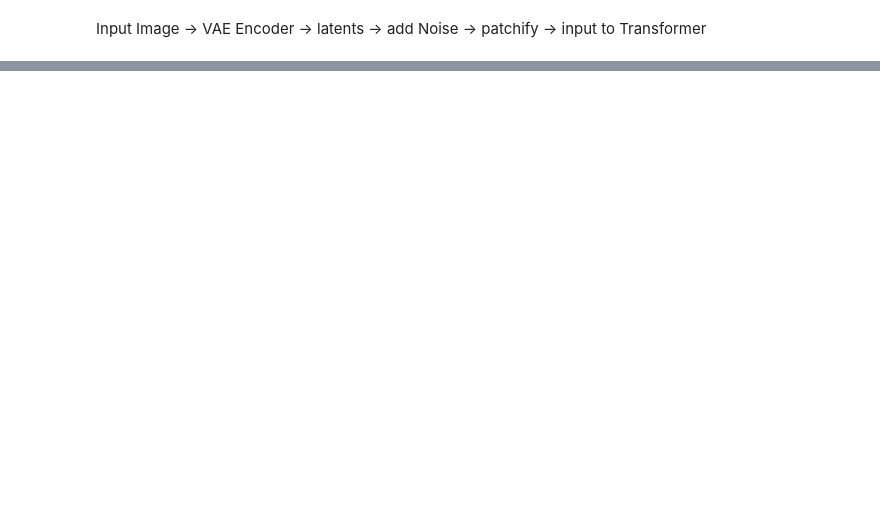
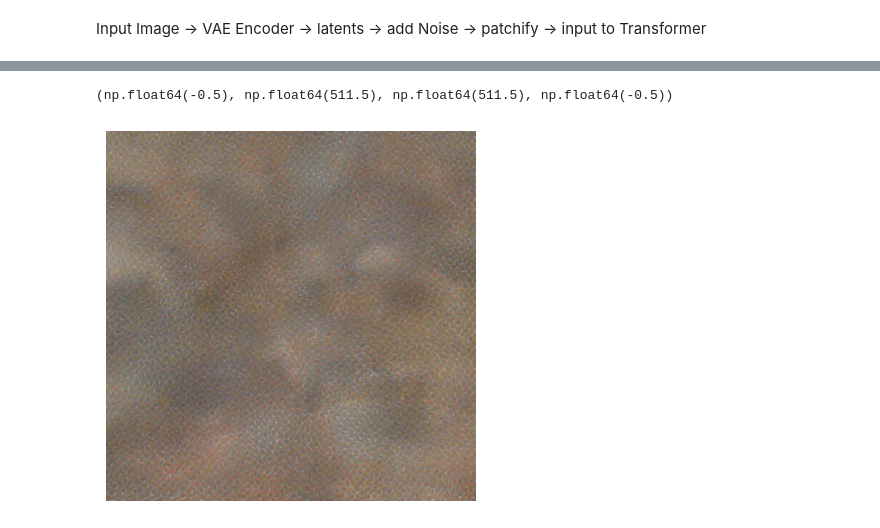
Before and after one commit to Ishushan02/Diffusion-Transformer-Text-To-Image-Generation, a Jupyter notebook: 5_Encoder.ipynb, the cells around one changed output, grey strips where cells are left out. Saved outputs shown, nothing was run; the diff lists cells and outputs as text; code cells hidden in the pictures; blank space fills up the shorter version.

```diff
--- a/5_Encoder.ipynb
+++ b/5_Encoder.ipynb
@@ -49,0 +53,17 @@ torch.Size([1, 4, 768]) torch.Size([1, 4, 768])
+# %%
+def removeNoise(noisyImage, timestep, noise, noiseScheduler):
+    alphaT = noiseScheduler.alphas_cumprod[timestep].view(1, 1, 1, 1)
+    originalImage = (noisyImage - torch.sqrt(1 - alphaT) * noise) / torch.sqrt(alphaT)
+    return originalImage
+
+unPatichifiedImage = imgenc.patchEmbedding.unPatchify(patches).squeeze(0)
+img = removeNoise(unPatichifiedImage, 10, noise, imgenc.noiseScheduler)
+img = imgenc.dc_ae.decode(img).sample
+img = img * 0.5 + 0.5
+img = transforms.ToPILImage()(img.squeeze(0))
+
+plt.imshow(img)
+plt.axis('off')
+# %% [output]
+(np.float64(-0.5), np.float64(511.5), np.float64(511.5), np.float64(-0.5))
+[figure, added]
```
Also changed, not shown: parts of 2 cells of this notebook.
